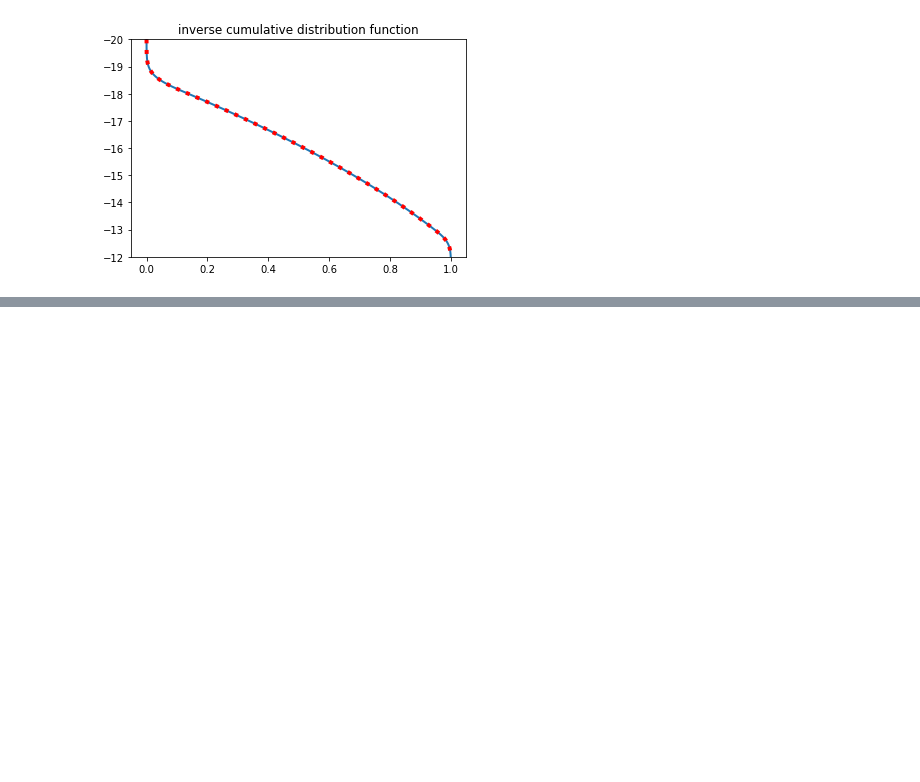
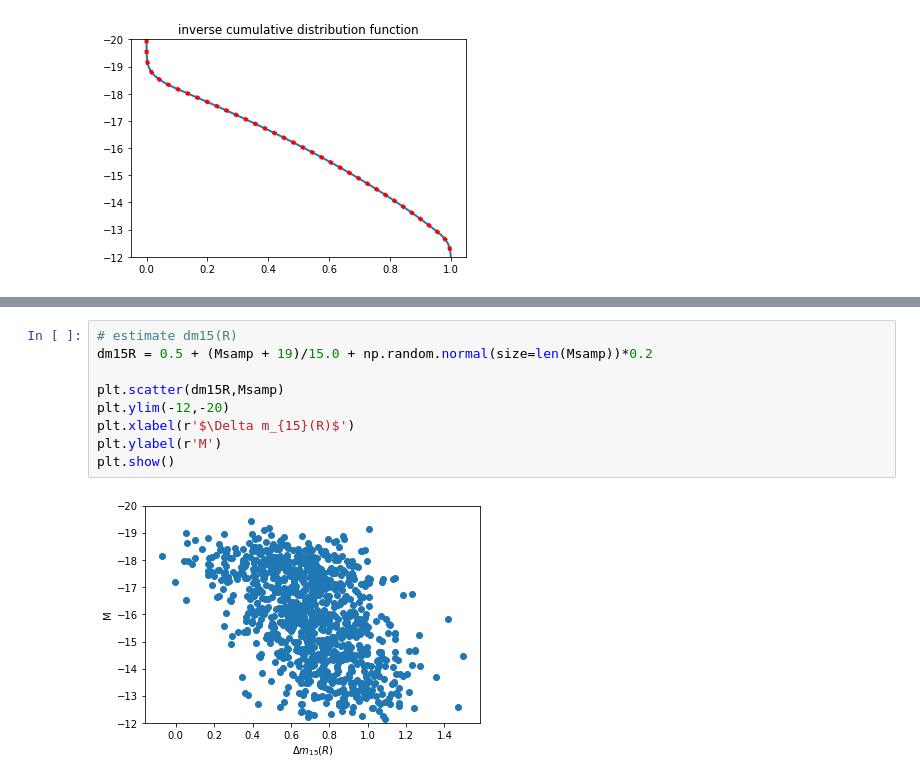
Before and after one commit to RutgersSN/plasticc-Iax, a Jupyter notebook: Iax-model.ipynb, the cells around one changed output, grey strips where cells are left out. Cells and saved outputs as stored; diff of their text form; blank space fills up the shorter version.

```diff
--- a/Iax-model.ipynb
+++ b/Iax-model.ipynb
@@ -175,0 +199,11 @@ Anderson-Darling probability: 0.738
+# %%
+# estimate dm15(R)
+dm15R = 0.5 + (Msamp + 19)/15.0 + np.random.normal(size=len(Msamp))*0.2
+
+plt.scatter(dm15R,Msamp)
+plt.ylim(-12,-20)
+plt.xlabel(r'$\Delta m_{15}(R)$')
+plt.ylabel(r'M')
+plt.show()
+# %% [output]
+[figure, added]
```
Also changed, not shown: parts of 8 cells of this notebook, 2 other files.
